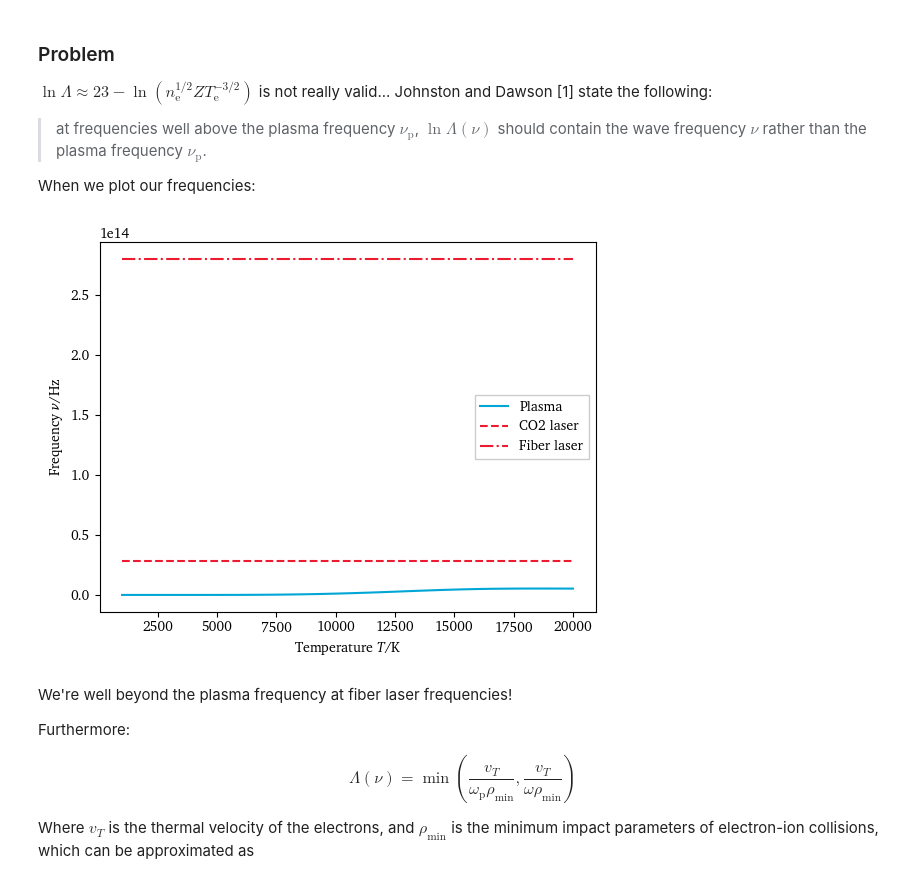
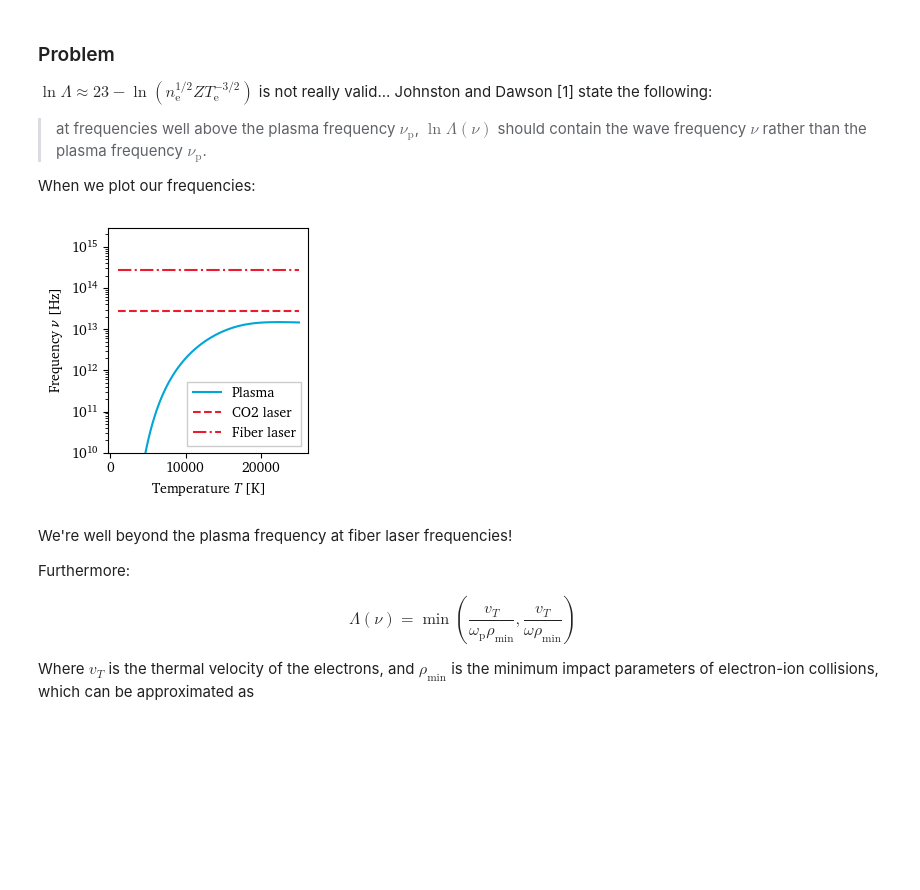
Before and after one commit to eeduplay/MScThesis, a Jupyter notebook: code/absorption.ipynb, the cells around one changed output. Saved outputs shown, nothing was run; the diff lists cells and outputs as text; code cells hidden in the pictures; blank space fills up the shorter version.

```diff
--- a/code/absorption.ipynb
+++ b/code/absorption.ipynb
@@ -13,6 +13,8 @@ from partition import Partition
 
 CO2_freq = const.c/10.6e-6
 Fiber_freq = const.c/1.07e-6
+
+SAVE_PLOT = True
 # %% [markdown]
 ## Figure 1: Degree of Ionization and Electron Density
 For starters, we need to know the electron number density of our plasma. Enter the Saha equation.
@@ -49,7 +51,7 @@ Ei_Argon = 15.759610  # eV
 R_argon = 208.1  # J kg^-1 K^-1
 M_argon = 39.95  # kg kmol^-1
 init_temp = 300  # K
-temperature = np.linspace(1000, 20000, 100)  # K
+temperature = np.linspace(1000, 25000, 100)  # K
 # pressure = 1*101300  # Pa
 pressure = 1e5 # Pa
 gas_species = ['Ar I', 'Ar II']
@@ -179,24 +198,28 @@ When we plot our frequencies:
 # %%
 laser_freq = CO2_freq
 laser_freq = Fiber_freq
 
 n_e_cm = n_e*100**-3  # Conversion from m^-3 to cm^-3
 Z = 1  # not 100% sure about this
 T_e = temperature/11604  # eV
 
 plasma_freq = lambda ne_cm: 8978.85*np.sqrt(ne_cm)
+plt.figure(figsize=(2.9,3))
 plt.plot([],[])
-plt.plot(temperature, plasma_freq(n_e_cm), label="Plasma")
+plt.semilogy(temperature, plasma_freq(n_e_cm), label="Plasma")
 plt.plot(temperature, CO2_freq*np.ones(temperature.shape), '--',
          label="CO2 laser", color='#ed1b2f')
 plt.plot(temperature, Fiber_freq*np.ones(temperature.shape), '-.',
          label="Fiber laser", color='#ed1b2f')
-plt.xlabel(r'Temperature $T$/K')
-plt.ylabel(r'Frequency $\nu$/Hz')
+plt.xlabel(r'Temperature $T$ [K]')
+plt.ylabel(r'Frequency $\nu$ [Hz]')
+plt.ylim(1e10)
 plt.legend()
+plt.tight_layout()
+if SAVE_PLOT: plt.savefig('../report/assets/4 models/frequency_comparison.pdf')
 plt.show()
 # %% [output]
-[figure, old version]
+[figure, new version]
 # %% [markdown]
 We're well beyond the plasma frequency at fiber laser frequencies!
 
```
Also changed, not shown: parts of 4 cells of this notebook, 7 other files.
